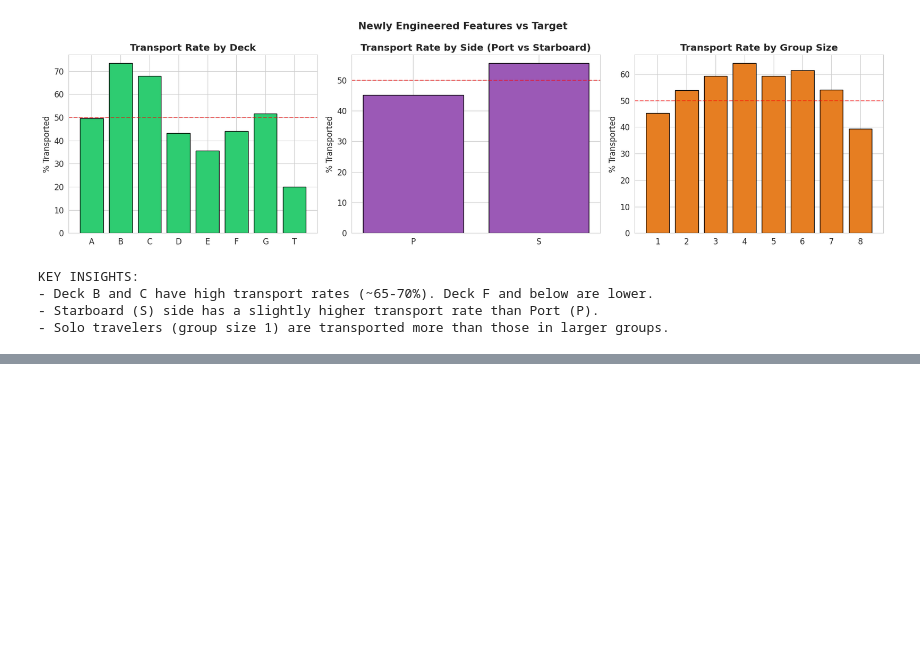
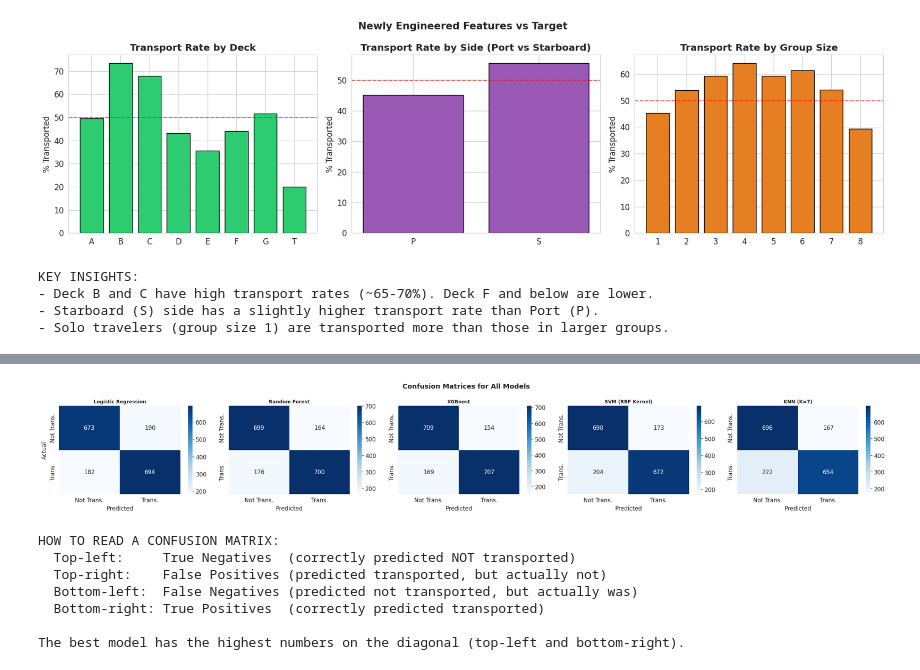
Before and after one commit to sneha-rangole/Machine-Learning-with-Patient-Drug-Data, a Jupyter notebook: spaceship-titanic-complete-machine-learning.ipynb, the cells around one changed output, grey strips where cells are left out. Drawn from its saved outputs; the diff is of its cells as text; code cells hidden in the pictures; blank space fills up the shorter version.

```diff
--- a/spaceship-titanic-complete-machine-learning.ipynb
+++ b/spaceship-titanic-complete-machine-learning.ipynb
@@ -475,0 +950,6 @@ KEY INSIGHTS:
+# %%
+knn_model = train_and_evaluate(
+    'KNN (K=7)',
+    KNeighborsClassifier(n_neighbors=7, weights='distance', n_jobs=-1),
+    X_train_scaled, X_val_scaled, y_train, y_val
+)
@@ -475,0 +1054,44 @@ KEY INSIGHTS:
+# %%
+# Confusion matrices for all models
+models_dict = {
+    'Logistic Regression': lr_model,
+    'Random Forest': rf_model,
+    'XGBoost': xgb_model,
+    'SVM (RBF Kernel)': svm_model,
+    'KNN (K=7)': knn_model
+}
+
+fig, axes = plt.subplots(1, 5, figsize=(25, 4))
+
+for i, (name, model) in enumerate(models_dict.items()):
+    y_pred = model.predict(X_val_scaled)
+    cm = confusion_matrix(y_val, y_pred)
+    sns.heatmap(cm, annot=True, fmt='d', cmap='Blues', ax=axes[i],
+                xticklabels=['Not Trans.', 'Trans.'],
+                yticklabels=['Not Trans.', 'Trans.'])
+    axes[i].set_title(name, fontsize=10, fontweight='bold')
+    axes[i].set_xlabel('Predicted')
+    if i == 0:
+        axes[i].set_ylabel('Actual')
+
+plt.suptitle('Confusion Matrices for All Models', fontsize=14, fontweight='bold')
+plt.tight_layout()
+plt.savefig('chart_08_confusion_matrices.png', dpi=150, bbox_inches='tight')
+plt.show()
+
+print("HOW TO READ A CONFUSION MATRIX:")
+print("  Top-left:     True Negatives  (correctly predicted NOT transported)")
+print("  Top-right:    False Positives (predicted transported, but actually not)")
+print("  Bottom-left:  False Negatives (predicted not transported, but actually was)")
+print("  Bottom-right: True Positives  (correctly predicted transported)")
+print()
+print("The best model has the highest numbers on the diagonal (top-left and bottom-right).")
+# %% [output]
+[figure, added]
+HOW TO READ A CONFUSION MATRIX:
+  Top-left:     True Negatives  (correctly predicted NOT transported)
+  Top-right:    False Positives (predicted transported, but actually not)
+  Bottom-left:  False Negatives (predicted not transported, but actually was)
+  Bottom-right: True Positives  (correctly predicted transported)
+
+The best model has the highest numbers on the diagonal (top-left and bottom-right).
```
Also changed, not shown: parts of 32 cells of this notebook.
